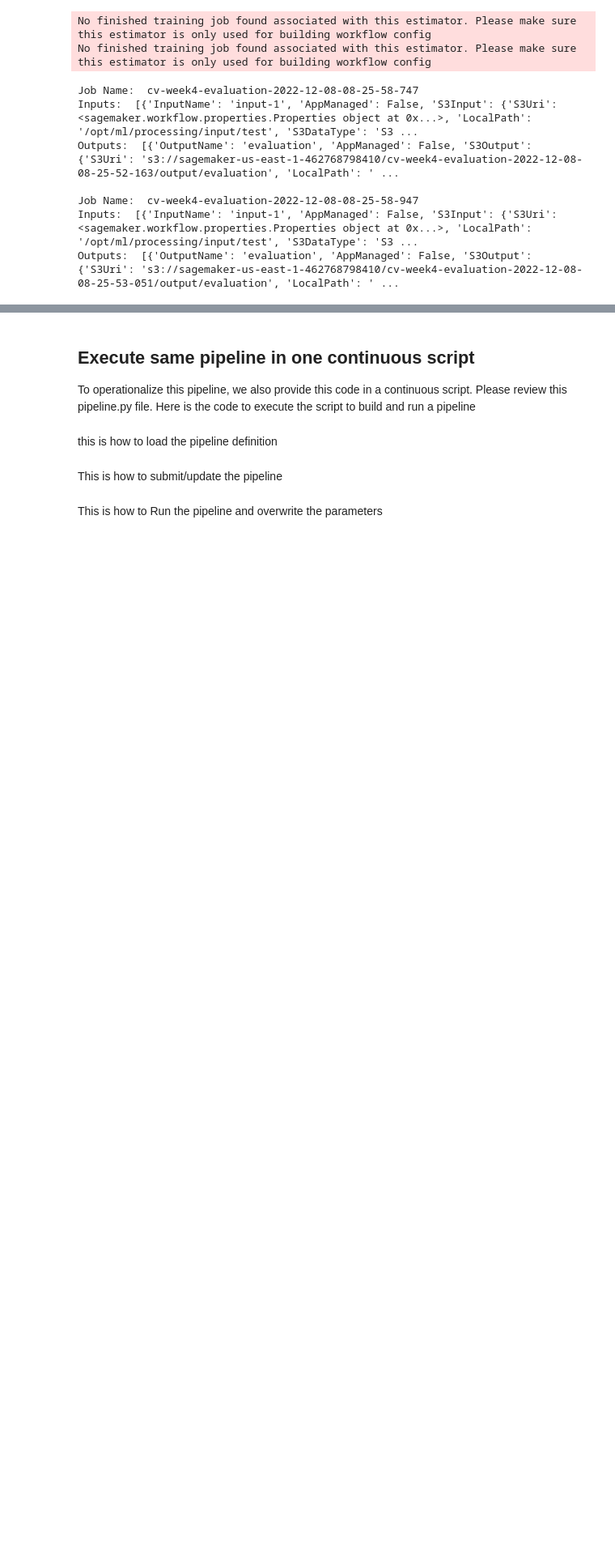
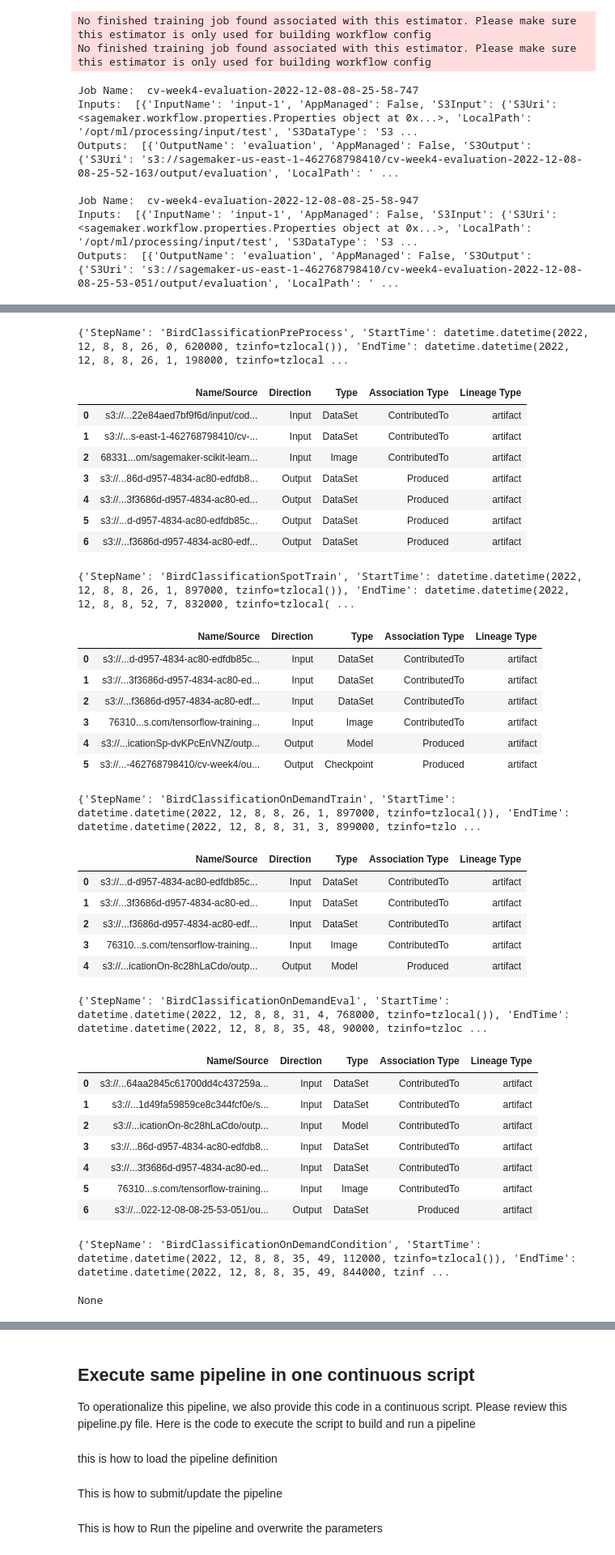
Before and after one commit to incognitoCodes/end-to-end-workshop-for-computer-vision, a Jupyter notebook: 06_training_pipeline/pipeline.ipynb, the cells around one changed output, grey strips where cells are left out. Shown at 81% size. Drawn from its saved outputs; the diff is of its cells as text; code cells hidden in the pictures; blank space fills up the shorter version.

```diff
--- a/06_training_pipeline/pipeline.ipynb
+++ b/06_training_pipeline/pipeline.ipynb
@@ -262,7 +264,7 @@ from sagemaker.tensorflow import TensorFlow
 
 TF_FRAMEWORK_VERSION = '2.4.1'
 
-hyperparameters = {'initial_epochs':     2,
+hyperparameters = {'initial_epochs':     4,
                    'batch_size':         8,
                    'fine_tuning_epochs': 20,
                    'dropout':            0.4,
@@ -584,0 +591,46 @@ You can compre different version of model by selecting multiple versions and rig
+# %%
+import time
+from sagemaker.lineage.visualizer import LineageTableVisualizer
+
+
+viz = LineageTableVisualizer(sagemaker.session.Session())
+for execution_step in reversed(execution.list_steps()):
+    print(execution_step)
+    display(viz.show(pipeline_execution_step=execution_step))
+    time.sleep(5)
+# %% [output]
+{'StepName': 'BirdClassificationPreProcess', 'StartTime': datetime.datetime(2022, 12, 8, 8, 26, 0, 620000, tzinfo=tzlocal()), 'EndTime': datetime.datetime(2022, 12, 8, 8, 26, 1, 198000, tzinfo=tzlocal ...
+|  | Name/Source | Direction | Type | Association Type | Lineage Type |
+| 0 | s3://...22e84aed7bf9f6d/input/cod... | Input | DataSet | ContributedTo | artifact |
+| 1 | s3://...s-east-1-462768798410/cv-... | Input | DataSet | ContributedTo | artifact |
+| 2 | 68331...om/sagemaker-scikit-learn... | Input | Image | ContributedTo | artifact |
+| 3 | s3://...86d-d957-4834-ac80-edfdb8... | Output | DataSet | Produced | artifact |
+| 4 | s3://...3f3686d-d957-4834-ac80-ed... | Output | DataSet | Produced | artifact |
+| 5 | s3://...d-d957-4834-ac80-edfdb85c... | Output | DataSet | Produced | artifact |
+| 6 | s3://...f3686d-d957-4834-ac80-edf... | Output | DataSet | Produced | artifact |
+{'StepName': 'BirdClassificationSpotTrain', 'StartTime': datetime.datetime(2022, 12, 8, 8, 26, 1, 897000, tzinfo=tzlocal()), 'EndTime': datetime.datetime(2022, 12, 8, 8, 52, 7, 832000, tzinfo=tzlocal( ...
+|  | Name/Source | Direction | Type | Association Type | Lineage Type |
+| 0 | s3://...d-d957-4834-ac80-edfdb85c... | Input | DataSet | ContributedTo | artifact |
+| 1 | s3://...3f3686d-d957-4834-ac80-ed... | Input | DataSet | ContributedTo | artifact |
+| 2 | s3://...f3686d-d957-4834-ac80-edf... | Input | DataSet | ContributedTo | artifact |
+| 3 | 76310...s.com/tensorflow-training... | Input | Image | ContributedTo | artifact |
+| 4 | s3://...icationSp-dvKPcEnVNZ/outp... | Output | Model | Produced | artifact |
+| 5 | s3://...-462768798410/cv-week4/ou... | Output | Checkpoint | Produced | artifact |
+{'StepName': 'BirdClassificationOnDemandTrain', 'StartTime': datetime.datetime(2022, 12, 8, 8, 26, 1, 897000, tzinfo=tzlocal()), 'EndTime': datetime.datetime(2022, 12, 8, 8, 31, 3, 899000, tzinfo=tzlo ...
+|  | Name/Source | Direction | Type | Association Type | Lineage Type |
+| 0 | s3://...d-d957-4834-ac80-edfdb85c... | Input | DataSet | ContributedTo | artifact |
+| 1 | s3://...3f3686d-d957-4834-ac80-ed... | Input | DataSet | ContributedTo | artifact |
+| 2 | s3://...f3686d-d957-4834-ac80-edf... | Input | DataSet | ContributedTo | artifact |
+| 3 | 76310...s.com/tensorflow-training... | Input | Image | ContributedTo | artifact |
+| 4 | s3://...icationOn-8c28hLaCdo/outp... | Output | Model | Produced | artifact |
+{'StepName': 'BirdClassificationOnDemandEval', 'StartTime': datetime.datetime(2022, 12, 8, 8, 31, 4, 768000, tzinfo=tzlocal()), 'EndTime': datetime.datetime(2022, 12, 8, 8, 35, 48, 90000, tzinfo=tzloc ...
+|  | Name/Source | Direction | Type | Association Type | Lineage Type |
+| 0 | s3://...64aa2845c61700dd4c437259a... | Input | DataSet | ContributedTo | artifact |
+| 1 | s3://...1d49fa59859ce8c344fcf0e/s... | Input | DataSet | ContributedTo | artifact |
+| 2 | s3://...icationOn-8c28hLaCdo/outp... | Input | Model | ContributedTo | artifact |
+| 3 | s3://...86d-d957-4834-ac80-edfdb8... | Input | DataSet | ContributedTo | artifact |
+| 4 | s3://...3f3686d-d957-4834-ac80-ed... | Input | DataSet | ContributedTo | artifact |
+| 5 | 76310...s.com/tensorflow-training... | Input | Image | ContributedTo | artifact |
+| 6 | s3://...022-12-08-08-25-53-051/ou... | Output | DataSet | Produced | artifact |
+{'StepName': 'BirdClassificationOnDemandCondition', 'StartTime': datetime.datetime(2022, 12, 8, 8, 35, 49, 112000, tzinfo=tzlocal()), 'EndTime': datetime.datetime(2022, 12, 8, 8, 35, 49, 844000, tzinf ...
+None
```
Also changed, not shown: parts of 3 cells of this notebook, 1 other file.
